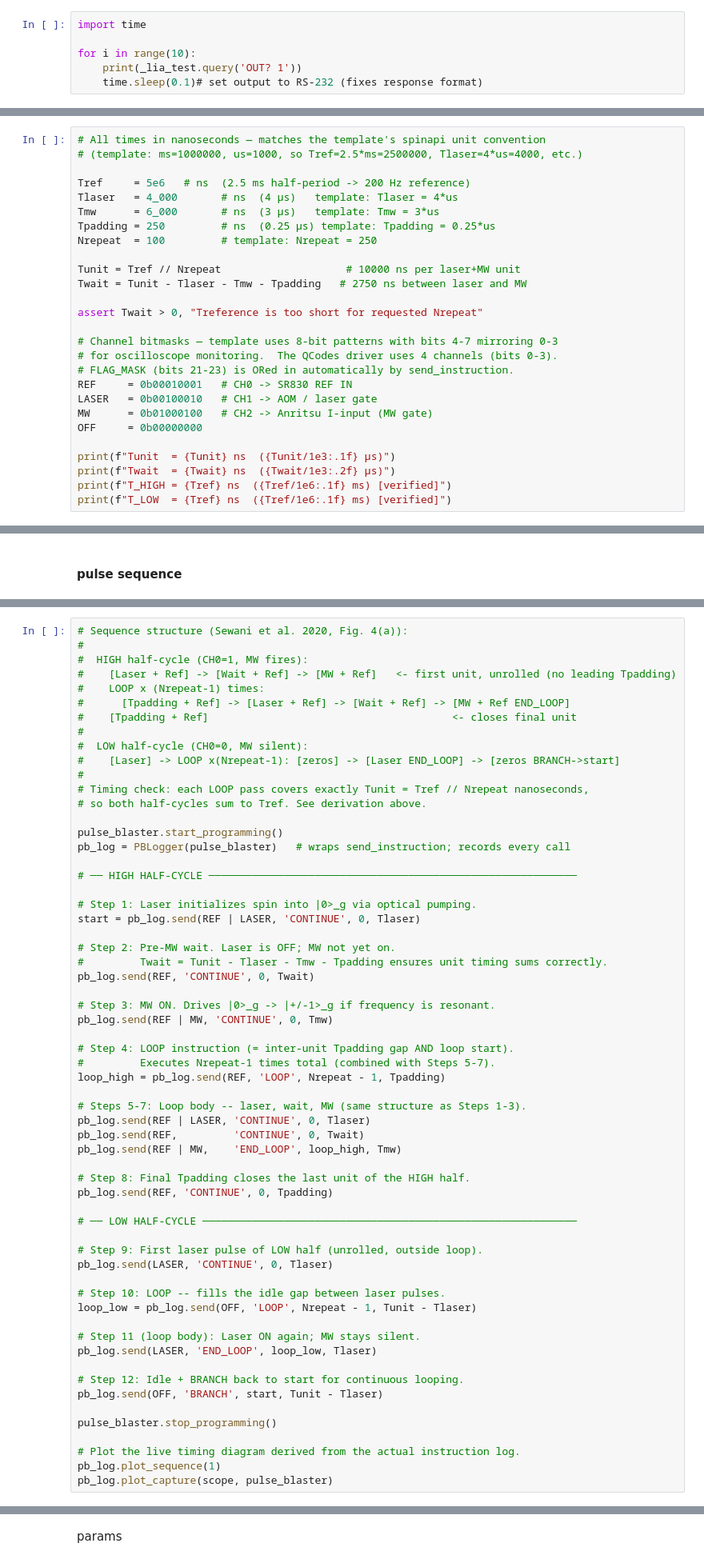
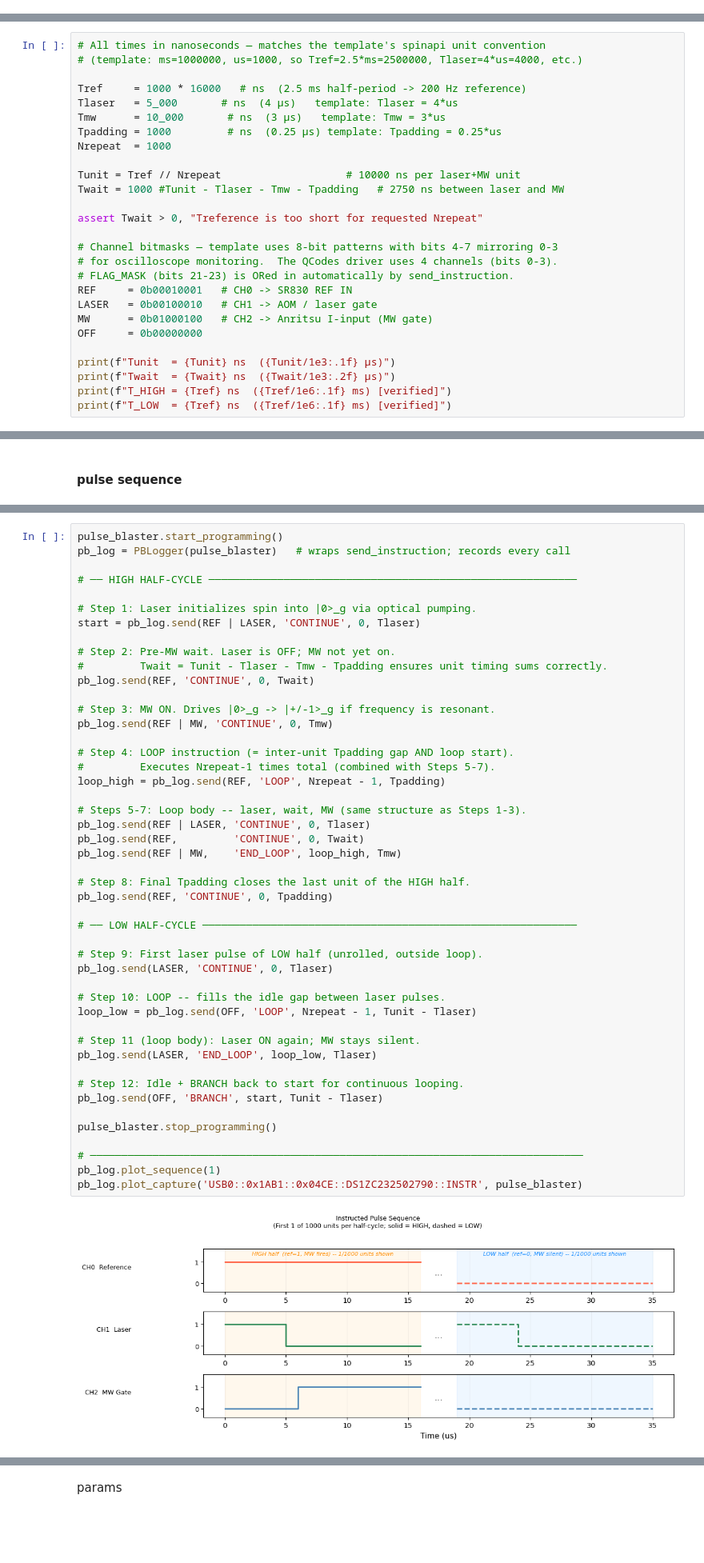
Before and after one commit to emmabacarra/NV-lab, a Jupyter notebook: NV Lab raw Templates 2026/Experiments/Experiment_ODMR.ipynb, the cells around one changed output, grey strips where cells are left out. Shown at 80% size. Saved outputs shown, nothing was run; the diff lists cells and outputs as text; blank space fills up the shorter version.

```diff
--- a/NV Lab raw Templates 2026/Experiments/Experiment_ODMR.ipynb
+++ b/NV Lab raw Templates 2026/Experiments/Experiment_ODMR.ipynb
@@ -1388,6 +1348,0 @@ _lia_test.write_termination = '\r\n'
-# %%
-import time
-
-for i in range(10):
-    print(_lia_test.query('OUT? 1'))
-    time.sleep(0.1)# set output to RS-232 (fixes response format)
@@ -1562,14 +1409,14 @@ print(dir(h5py)[:20])
 # All times in nanoseconds — matches the template's spinapi unit convention
 # (template: ms=1000000, us=1000, so Tref=2.5*ms=2500000, Tlaser=4*us=4000, etc.)
 
-Tref     = 5e6   # ns  (2.5 ms half-period -> 200 Hz reference)
-Tlaser   = 4_000       # ns  (4 µs)   template: Tlaser = 4*us
-Tmw      = 6_000       # ns  (3 µs)   template: Tmw = 3*us
-Tpadding = 250         # ns  (0.25 µs) template: Tpadding = 0.25*us
-Nrepeat  = 100         # template: Nrepeat = 250
+Tref     = 1000 * 16000   # ns  (2.5 ms half-period -> 200 Hz reference)
+Tlaser   = 5_000       # ns  (4 µs)   template: Tlaser = 4*us
+Tmw      = 10_000       # ns  (3 µs)   template: Tmw = 3*us
+Tpadding = 1000         # ns  (0.25 µs) template: Tpadding = 0.25*us
+Nrepeat  = 1000
 
 Tunit = Tref // Nrepeat                    # 10000 ns per laser+MW unit
-Twait = Tunit - Tlaser - Tmw - Tpadding   # 2750 ns between laser and MW
+Twait = 1000 #Tunit - Tlaser - Tmw - Tpadding   # 2750 ns between laser and MW
 
 assert Twait > 0, "Treference is too short for requested Nrepeat"
 
@@ -1852,20 +1634,6 @@ class PBLogger:
         plt.tight_layout()
         plt.show()
 # %%
-# Sequence structure (Sewani et al. 2020, Fig. 4(a)):
-#
-#  HIGH half-cycle (CH0=1, MW fires):
-#    [Laser + Ref] -> [Wait + Ref] -> [MW + Ref]   <- first unit, unrolled (no leading Tpadding)
-#    LOOP x (Nrepeat-1) times:
-#      [Tpadding + Ref] -> [Laser + Ref] -> [Wait + Ref] -> [MW + Ref END_LOOP]
-#    [Tpadding + Ref]                                       <- closes final unit
-#
-#  LOW half-cycle (CH0=0, MW silent):
-#    [Laser] -> LOOP x(Nrepeat-1): [zeros] -> [Laser END_LOOP] -> [zeros BRANCH->start]
-#
-# Timing check: each LOOP pass covers exactly Tunit = Tref // Nrepeat nanoseconds,
-# so both half-cycles sum to Tref. See derivation above.
-
 pulse_blaster.start_programming()
 pb_log = PBLogger(pulse_blaster)   # wraps send_instruction; records every call
 
@@ -1883,32 +1651,34 @@ pb_log.send(REF | MW, 'CONTINUE', 0, Tmw)
 
 # Step 4: LOOP instruction (= inter-unit Tpadding gap AND loop start).
 #         Executes Nrepeat-1 times total (combined with Steps 5-7).
 loop_high = pb_log.send(REF, 'LOOP', Nrepeat - 1, Tpadding)
 
 # Steps 5-7: Loop body -- laser, wait, MW (same structure as Steps 1-3).
 pb_log.send(REF | LASER, 'CONTINUE', 0, Tlaser)
 pb_log.send(REF,         'CONTINUE', 0, Twait)
 pb_log.send(REF | MW,    'END_LOOP', loop_high, Tmw)
 
 # Step 8: Final Tpadding closes the last unit of the HIGH half.
 pb_log.send(REF, 'CONTINUE', 0, Tpadding)
 
 # ── LOW HALF-CYCLE ────────────────────────────────────────────────────────────
 
 # Step 9: First laser pulse of LOW half (unrolled, outside loop).
 pb_log.send(LASER, 'CONTINUE', 0, Tlaser)
 
 # Step 10: LOOP -- fills the idle gap between laser pulses.
 loop_low = pb_log.send(OFF, 'LOOP', Nrepeat - 1, Tunit - Tlaser)
 
 # Step 11 (loop body): Laser ON again; MW stays silent.
 pb_log.send(LASER, 'END_LOOP', loop_low, Tlaser)
 
 # Step 12: Idle + BRANCH back to start for continuous looping.
 pb_log.send(OFF, 'BRANCH', start, Tunit - Tlaser)
 
 pulse_blaster.stop_programming()
 
-# Plot the live timing diagram derived from the actual instruction log.
+# ───────────────────────────────────────────────────────────────────────────────
 pb_log.plot_sequence(1)
-pb_log.plot_capture(scope, pulse_blaster)
+pb_log.plot_capture('USB0::0x1AB1::0x04CE::DS1ZC232502790::INSTR', pulse_blaster)
+# %% [output]
+[figure, added]
```
Also changed, not shown: parts of 35 cells of this notebook, 1 other file.
